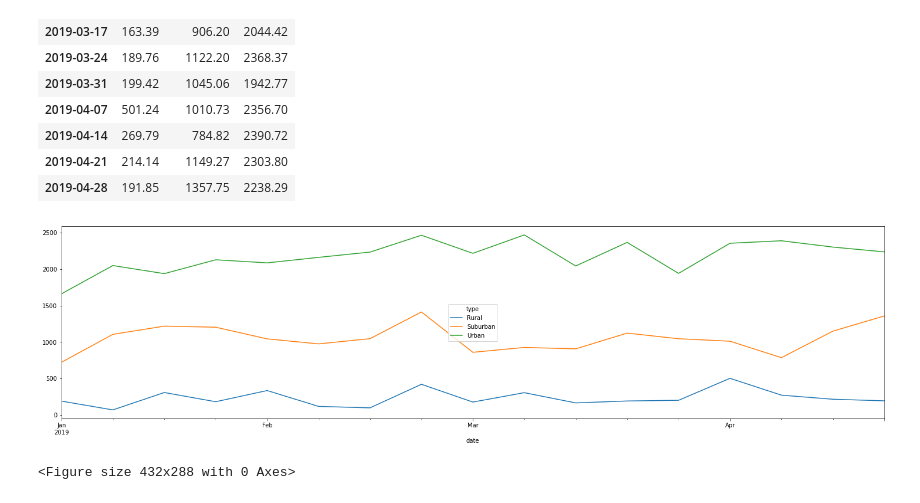
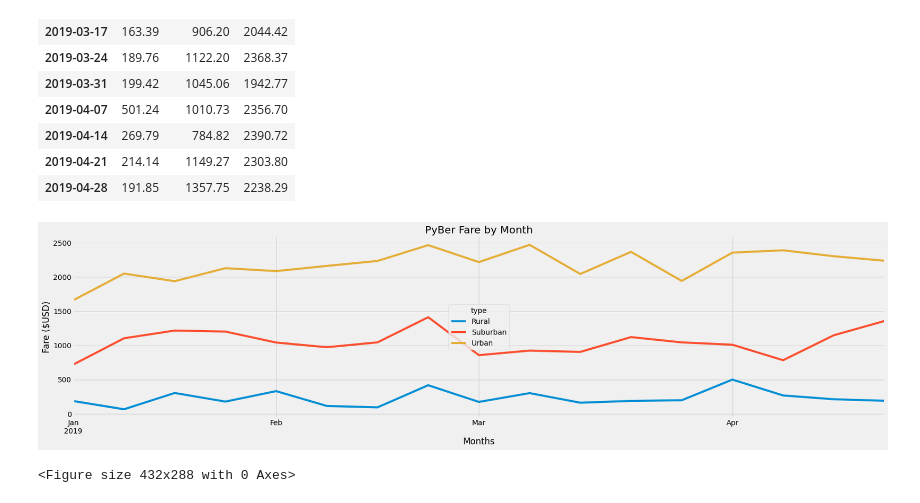
Before and after one commit to rmchartman/PyBer_Analysis, a Jupyter notebook: PyBer_Challenge.ipynb, the cells around one changed output. Cells and saved outputs as stored; diff of their text form; code cells hidden in the pictures.

Commit message:
updated summary graph formatting

```diff
--- a/PyBer_Challenge.ipynb
+++ b/PyBer_Challenge.ipynb
@@ -227,16 +227,28 @@ weekly_fares
 | 2019-04-28 | 191.85 | 1357.75 | 2238.29 |
 # %%
 # 16. Using the object-oriented interface method, plot the resample DataFrame using the df.plot() function.
+
+# Import for formatting
+import numpy as np
+import matplotlib.dates as mdates
+
 # Make a line plot with fares per month
 weekly_fares.plot(kind='line', figsize=(25,6))
+
+# Create labels for the x and y axes.
+plt.ylabel("Fare ($USD)")
+plt.xlabel("Months")
+# Create a title.
+plt.title("PyBer Fare by Month")
+
 # Import the style from Matplotlib.
 from matplotlib import style
 # Use the graph style fivethirtyeight.
 style.use('fivethirtyeight')
 # Show the plot
 plt.show()
 # Save the figure.
 plt.savefig("Analysis/Pyber_fare_summary.png")
 # %% [output]
-[figure, old version]
+[figure, new version]
 <Figure size 432x288 with 0 Axes>
```
